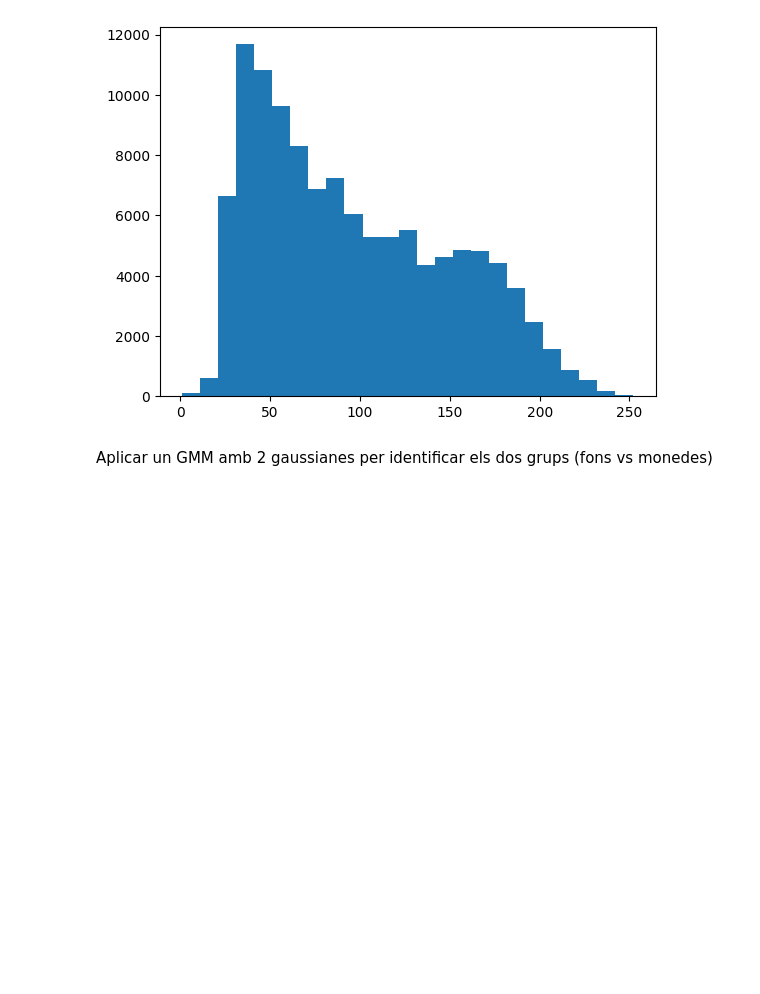
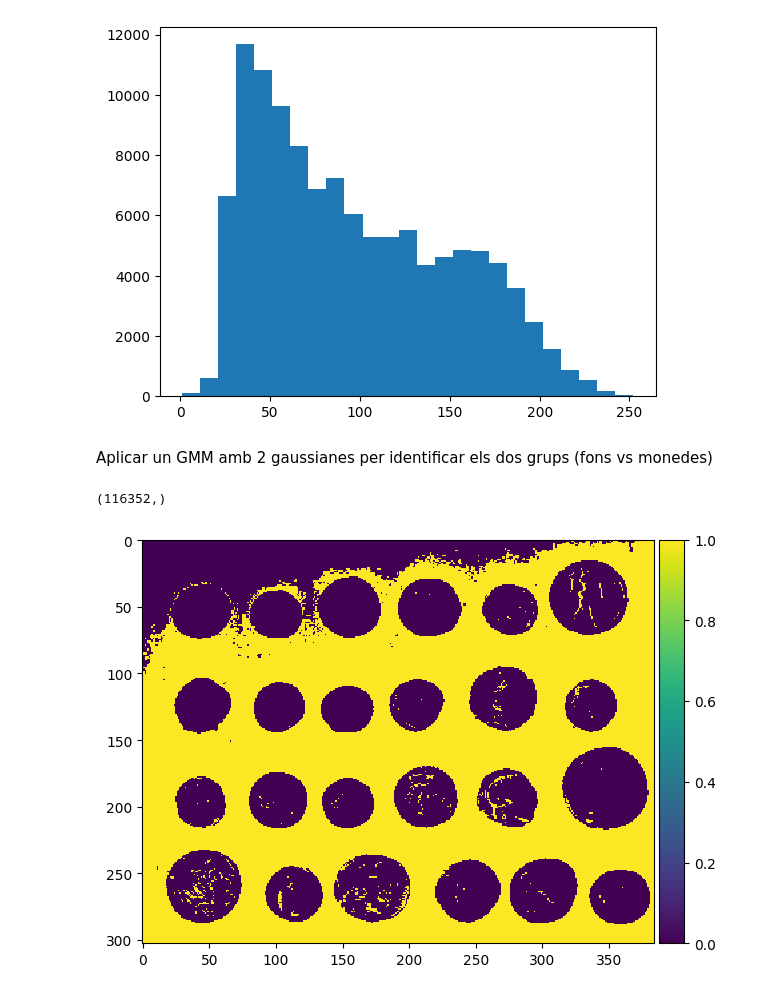
Before and after one commit to raulbenitez/introAI_ICE, a Jupyter notebook: monedes_clusters.ipynb, the cells around one changed output. Cells and saved outputs as stored; diff of their text form; code cells hidden in the pictures; blank space fills up the shorter version.

```diff
--- a/monedes_clusters.ipynb
+++ b/monedes_clusters.ipynb
@@ -42,3 +45,19 @@ plt.hist(v,bins=25)
 [figure]
 # %% [markdown]
 Aplicar un GMM amb 2 gaussianes per identificar els dos grups (fons vs monedes)
+# %%
+from sklearn import mixture
+gmm = mixture.GaussianMixture(n_components=2,covariance_type='full')
+labels = gmm.fit_predict(v)
+labels.shape
+# %% [output]
+(116352,)
+# %%
+
+I_gmm = np.reshape(labels,(image.shape[0],image.shape[1])) # recuperem les dimensions originals de la imatge
+
+#representem els resultats
+io.imshow(I_gmm)
+io.show()
+# %% [output]
+[figure, added]
```
Also changed, not shown: parts of 3 cells of this notebook.
